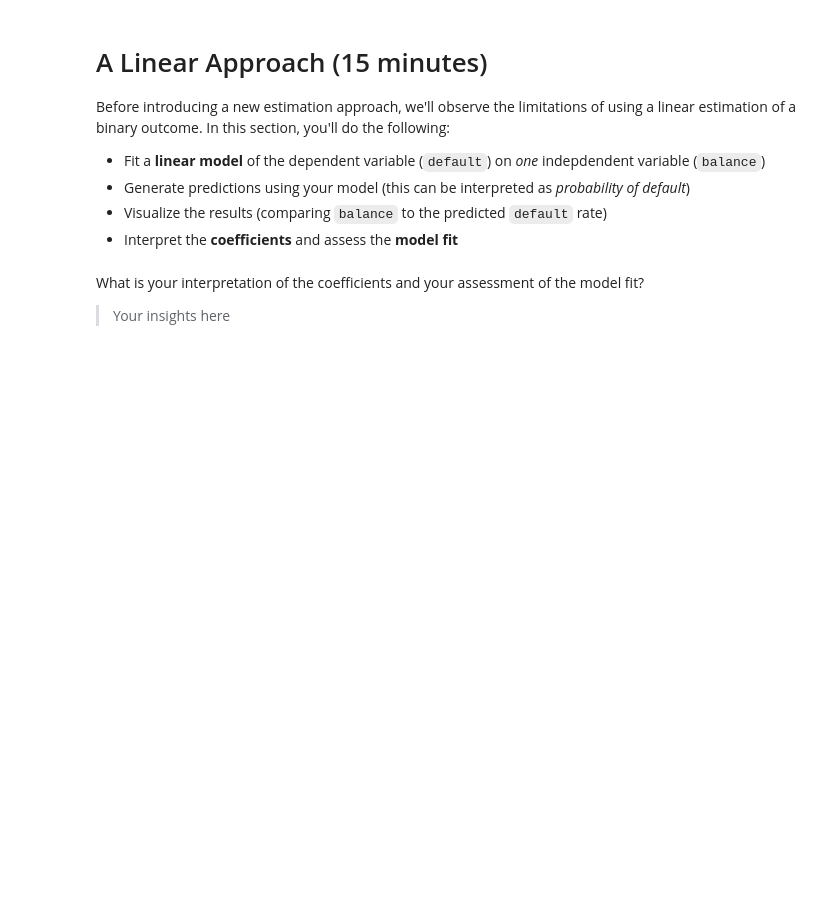
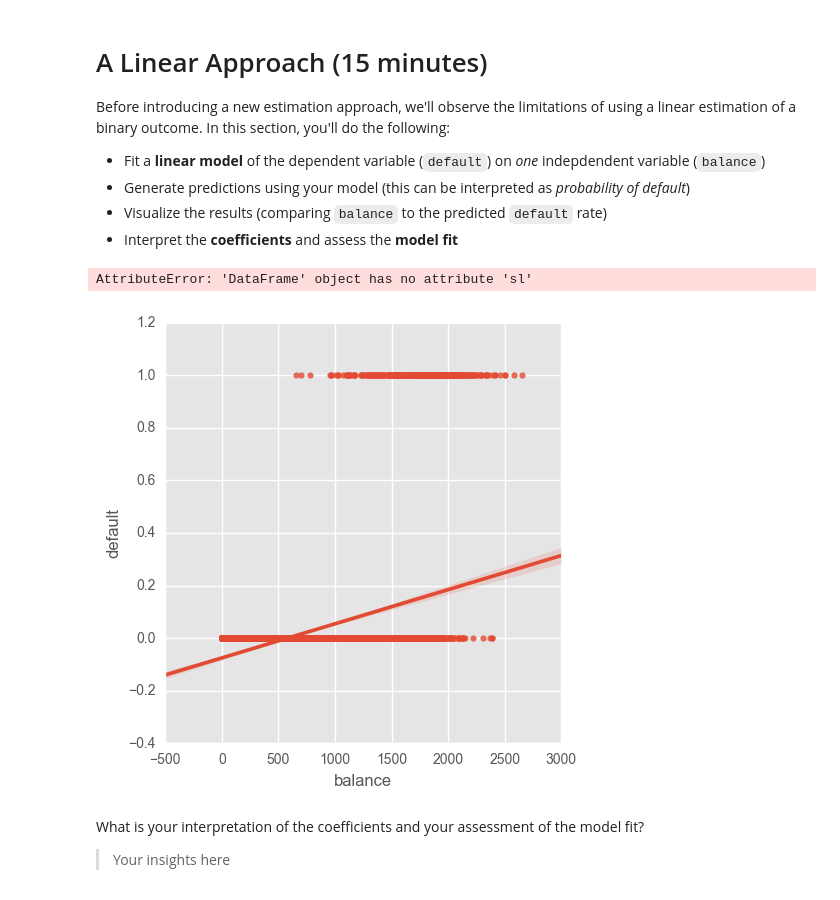
Before and after one commit to info-370/classification, a Jupyter notebook: logistic-regression/demo.ipynb, the cells around one changed output. Saved outputs shown, nothing was run; the diff lists cells and outputs as text; code cells hidden in the pictures; blank space fills up the shorter version.

```diff
--- a/logistic-regression/demo.ipynb
+++ b/logistic-regression/demo.ipynb
@@ -69,3 +76,21 @@ Before introducing a new estimation approach, we'll observe the limitations of u
+# %%
+# Fit a linear model of the dependent variable (default) on balance
+sns.lmplot(x='balance', y='default', data=df);
+
+
+# Create a simple linear model that assesses the relationship between years in current position with salary
+lm = smf.ols(formula='balance ~ default', data=df).fit()
+lm.summary()
+
+df['predictions'] = lm.predict()
+
+# Draw a scatterplot with your best fit line to show how well the model fits our data
+plt.scatter(df.default, df.sl)
+plt.plot(df.default, df.predictions)
+plt.show()
+# %% [output]
+AttributeError: 'DataFrame' object has no attribute 'sl'
+[figure, added]
 # %%
 # Generate predictions using your model (this can be interpreted as probability of default)
 # %%
```
Also changed, not shown: parts of 4 cells of this notebook.
